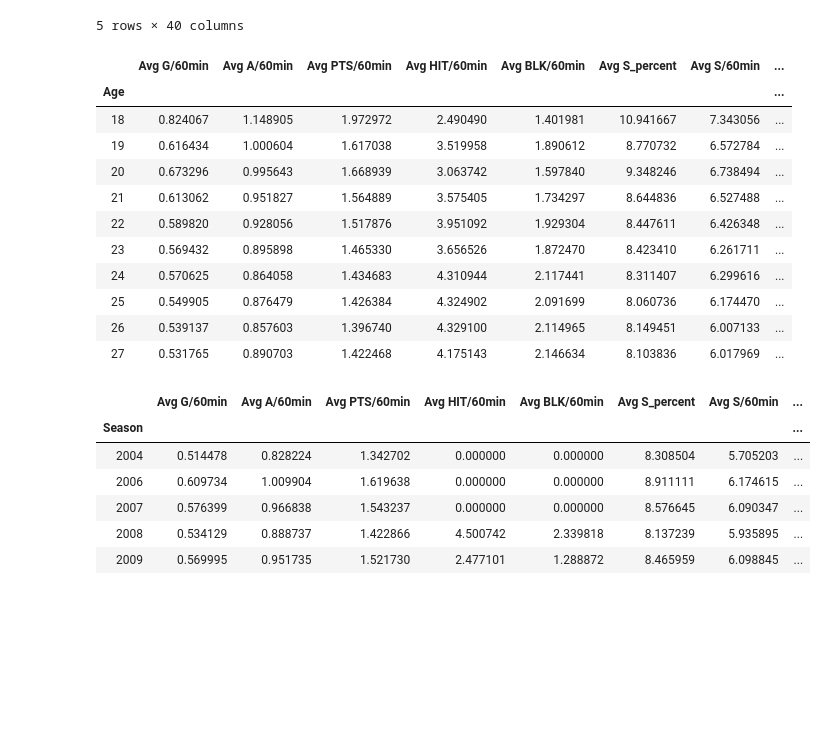
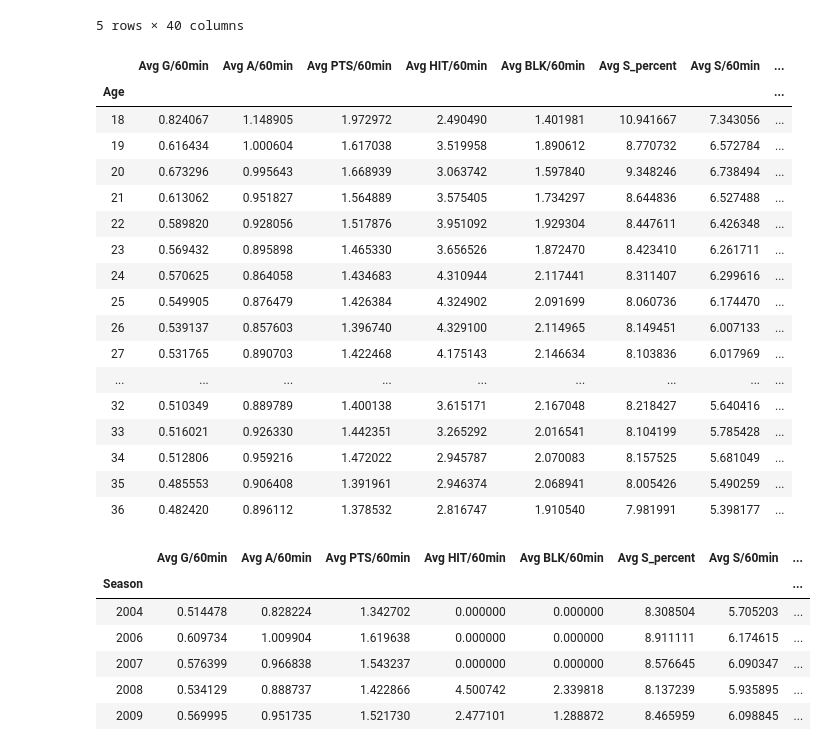
Before and after one commit to Silveris/HockeyStuff, a Jupyter notebook: data_transformation/data_analysis.ipynb, the cells around one changed output. Cells and saved outputs as stored; diff of their text form; code cells hidden in the pictures; blank space fills up the shorter version.

```diff
--- a/data_transformation/data_analysis.ipynb
+++ b/data_transformation/data_analysis.ipynb
@@ -151,20 +151,26 @@ complete_nhl_df.head()
 5 rows × 40 columns
 # %%
 age_df = groupby_avg(complete_nhl_df, "Age")
-age_df.head(10)
+age_df.head(20)
 # %% [output]
 |  | Avg G/60min | Avg A/60min | Avg PTS/60min | Avg HIT/60min | Avg BLK/60min | Avg S_percent | Avg S/60min | ... |
 | Age |  |  |  |  |  |  |  | ... |
 | 18 | 0.824067 | 1.148905 | 1.972972 | 2.490490 | 1.401981 | 10.941667 | 7.343056 | ... |
 | 19 | 0.616434 | 1.000604 | 1.617038 | 3.519958 | 1.890612 | 8.770732 | 6.572784 | ... |
 | 20 | 0.673296 | 0.995643 | 1.668939 | 3.063742 | 1.597840 | 9.348246 | 6.738494 | ... |
 | 21 | 0.613062 | 0.951827 | 1.564889 | 3.575405 | 1.734297 | 8.644836 | 6.527488 | ... |
 | 22 | 0.589820 | 0.928056 | 1.517876 | 3.951092 | 1.929304 | 8.447611 | 6.426348 | ... |
 | 23 | 0.569432 | 0.895898 | 1.465330 | 3.656526 | 1.872470 | 8.423410 | 6.261711 | ... |
 | 24 | 0.570625 | 0.864058 | 1.434683 | 4.310944 | 2.117441 | 8.311407 | 6.299616 | ... |
 | 25 | 0.549905 | 0.876479 | 1.426384 | 4.324902 | 2.091699 | 8.060736 | 6.174470 | ... |
 | 26 | 0.539137 | 0.857603 | 1.396740 | 4.329100 | 2.114965 | 8.149451 | 6.007133 | ... |
 | 27 | 0.531765 | 0.890703 | 1.422468 | 4.175143 | 2.146634 | 8.103836 | 6.017969 | ... |
+| ... | ... | ... | ... | ... | ... | ... | ... | ... |
+| 32 | 0.510349 | 0.889789 | 1.400138 | 3.615171 | 2.167048 | 8.218427 | 5.640416 | ... |
+| 33 | 0.516021 | 0.926330 | 1.442351 | 3.265292 | 2.016541 | 8.104199 | 5.785428 | ... |
+| 34 | 0.512806 | 0.959216 | 1.472022 | 2.945787 | 2.070083 | 8.157525 | 5.681049 | ... |
+| 35 | 0.485553 | 0.906408 | 1.391961 | 2.946374 | 2.068941 | 8.005426 | 5.490259 | ... |
+| 36 | 0.482420 | 0.896112 | 1.378532 | 2.816747 | 1.910540 | 7.981991 | 5.398177 | ... |
 # %%
 season_df = groupby_avg(complete_nhl_df, "Season")
 season_df.head()
```
Also changed, not shown: parts of 3 cells of this notebook, 1 other file.
